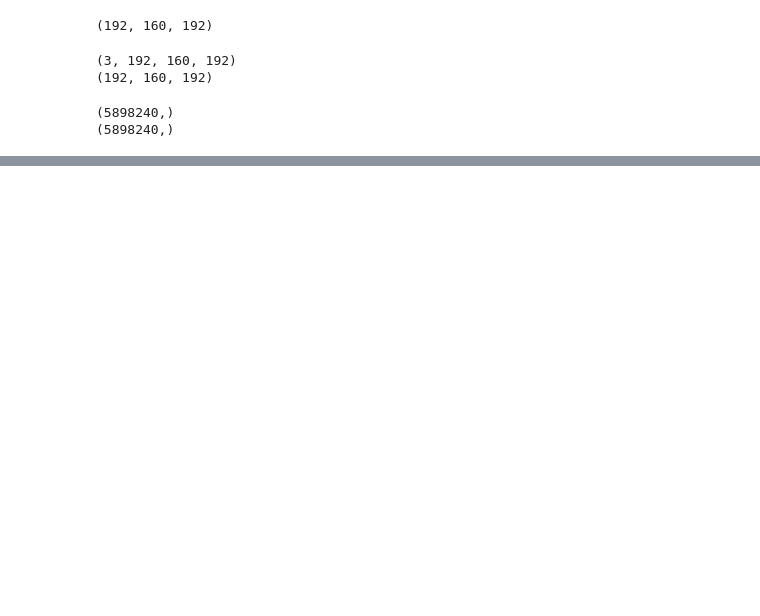
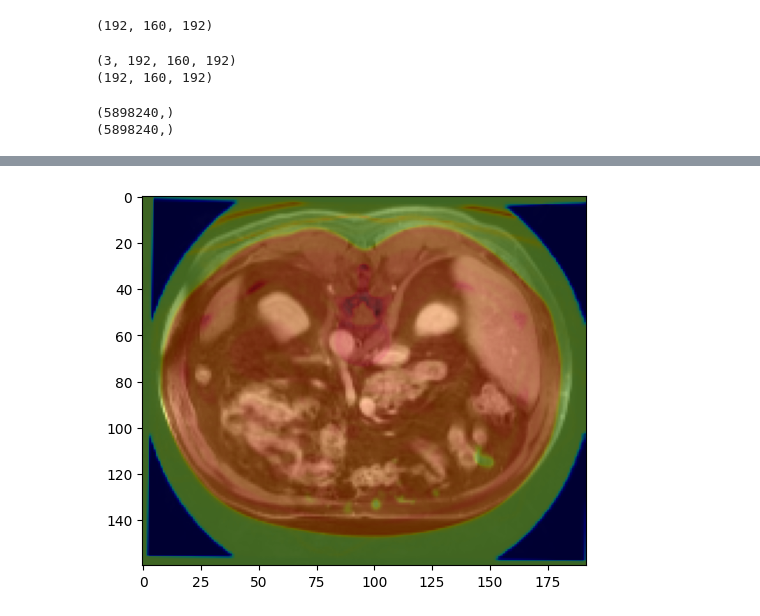
Before and after one commit to dis012/AMS_Challenge, a Jupyter notebook: DisplayImage.ipynb, the cells around one changed output, grey strips where cells are left out. Drawn from its saved outputs; the diff is of its cells as text; code cells hidden in the pictures; blank space fills up the shorter version.

```diff
--- a/DisplayImage.ipynb
+++ b/DisplayImage.ipynb
@@ -89,0 +140,8 @@ plt.imshow(warped_ct_array[100], cmap='jet', alpha=0.4)
+# %%
+warped_image = map_coordinates(image_array, source_coords, order=1, mode='nearest').reshape((D, H, W))
+
+plt.imshow(mr_image_array[100], cmap='gray')
+plt.imshow(warped_image[100], cmap='jet', alpha=0.4)
+plt.show()
+# %% [output]
+[figure, added]
```
Also changed, not shown: parts of 17 cells of this notebook, 4 other files.
